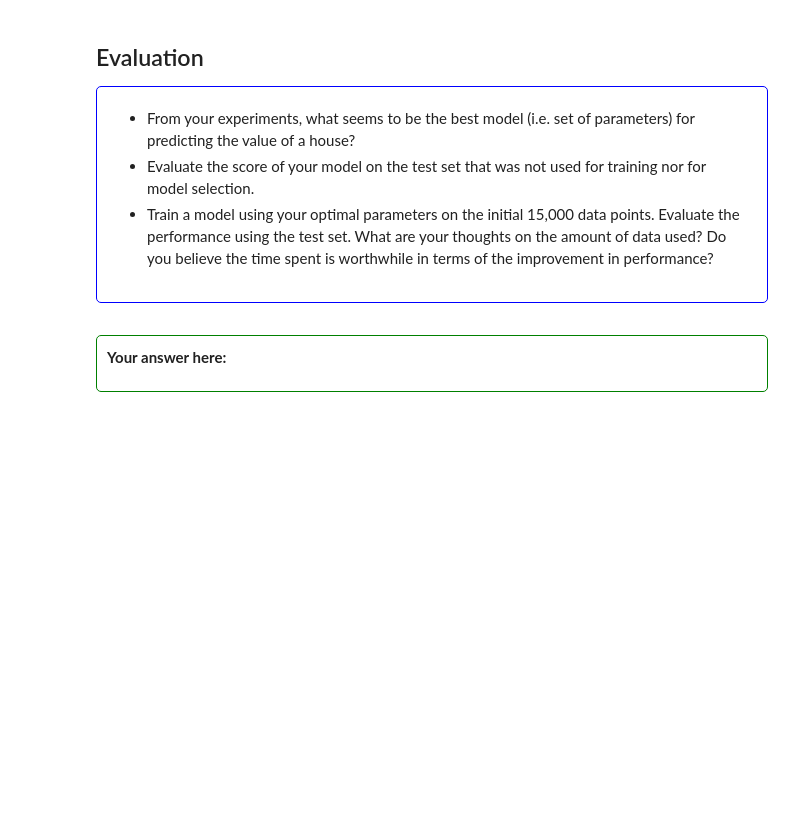
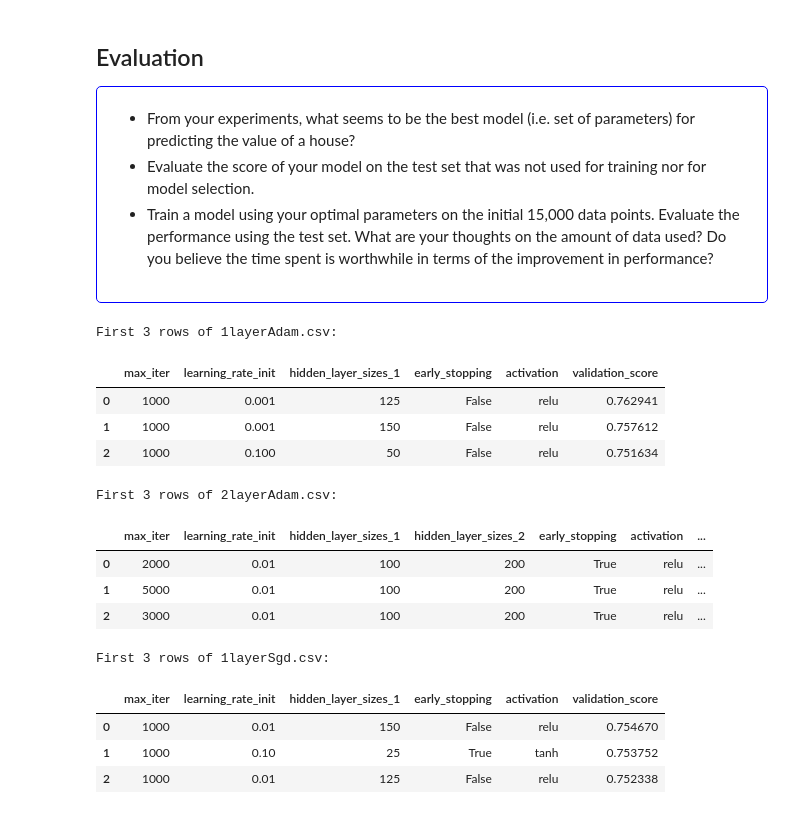
Before and after one commit to Fetrixdu83/SupervisedML, a Jupyter notebook: TP2/mlp.ipynb, the cells around one changed output. Cells and saved outputs as stored; diff of their text form; code cells hidden in the pictures; blank space fills up the shorter version.

```diff
--- a/TP2/mlp.ipynb
+++ b/TP2/mlp.ipynb
@@ -292,14 +373,33 @@ table
-# %% [markdown]
-<!-- Answer Section Start -->
-<div style="border: 1px solid green; padding: 10px; margin-top: 10px; border-radius: 5px">
-
-**Your answer here:**
-
-
-
-
-
-
-
-</div>
-<!-- Answer Section End -->
+# %%
+import pandas as pd
+
+# Load the CSV files
+df_1layer_adam = pd.read_csv('1layerAdam.csv')
+df_1layer_sgd = pd.read_csv('1layerSgd.csv')
+df_2layer_adam = pd.read_csv('2layerAdam.csv')
+
+# Display the first 3 rows of each file
+print("First 3 rows of 1layerAdam.csv:")
+display(df_1layer_adam.head(3))
+
+print("First 3 rows of 2layerAdam.csv:")
+display(df_2layer_adam.head(3))
+
+print("\nFirst 3 rows of 1layerSgd.csv:")
+display(df_1layer_sgd.head(3))
+# %% [output]
+First 3 rows of 1layerAdam.csv:
+|  | max_iter | learning_rate_init | hidden_layer_sizes_1 | early_stopping | activation | validation_score |
+| 0 | 1000 | 0.001 | 125 | False | relu | 0.762941 |
+| 1 | 1000 | 0.001 | 150 | False | relu | 0.757612 |
+| 2 | 1000 | 0.100 | 50 | False | relu | 0.751634 |
+First 3 rows of 2layerAdam.csv:
+|  | max_iter | learning_rate_init | hidden_layer_sizes_1 | hidden_layer_sizes_2 | early_stopping | activation | ... |
+| 0 | 2000 | 0.01 | 100 | 200 | True | relu | ... |
+| 1 | 5000 | 0.01 | 100 | 200 | True | relu | ... |
+| 2 | 3000 | 0.01 | 100 | 200 | True | relu | ... |
+First 3 rows of 1layerSgd.csv:
+|  | max_iter | learning_rate_init | hidden_layer_sizes_1 | early_stopping | activation | validation_score |
+| 0 | 1000 | 0.01 | 150 | False | relu | 0.754670 |
+| 1 | 1000 | 0.10 | 25 | True | tanh | 0.753752 |
+| 2 | 1000 | 0.01 | 125 | False | relu | 0.752338 |
```
Also changed, not shown: parts of 25 cells of this notebook, 3 other files.
